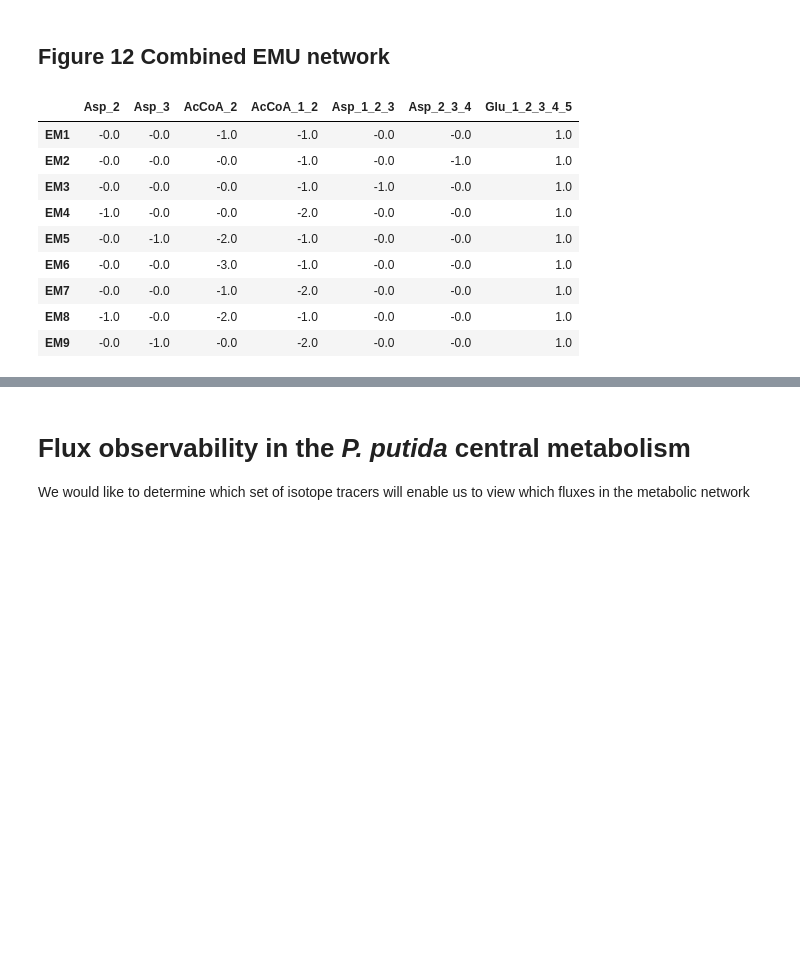
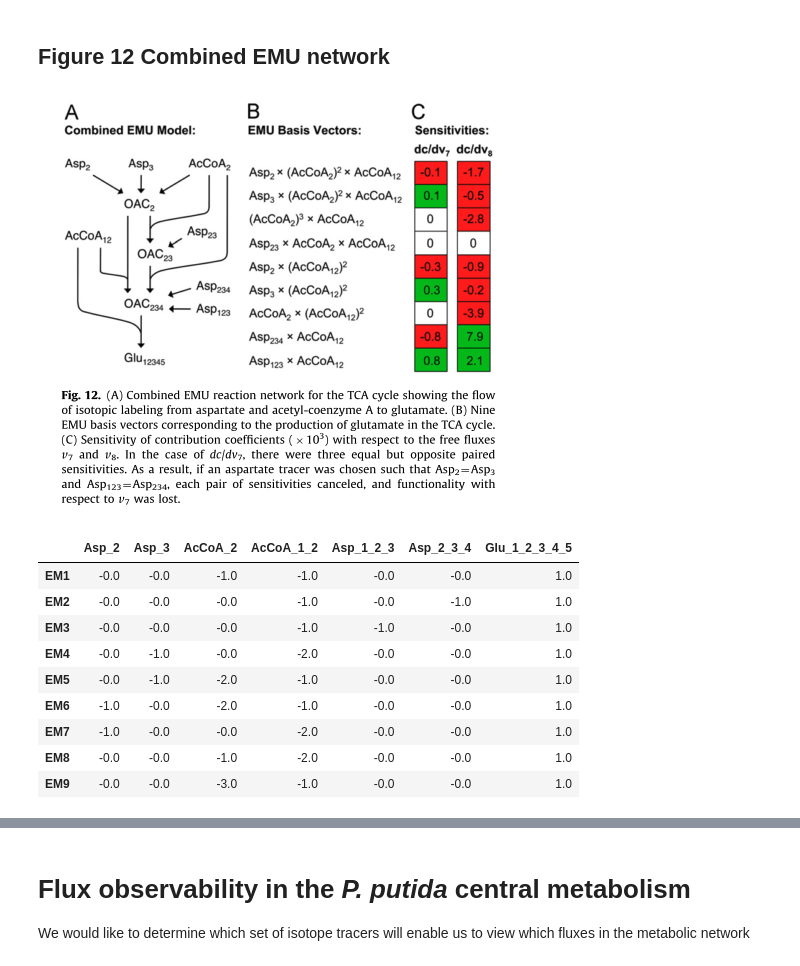
Before and after one commit to AgileBioFoundry/EMSL-Summer-School-2021-fluxomics, a Jupyter notebook: flux observability analysis.ipynb, the cells around one changed output, grey strips where cells are left out. Saved outputs shown, nothing was run; the diff lists cells and outputs as text; code cells hidden in the pictures; blank space fills up the shorter version.

Commit message:
Added Figure 3, 7, and 12 from Crown 2012

```diff
--- a/flux observability analysis.ipynb
+++ b/flux observability analysis.ipynb
@@ -14,6 +14,7 @@ import sys
 sys.path.append('/Users/zuck016/Projects/src')
 from myefm import calculate_elementary_modes, calculate_minimum_cut_sets
 from d3flux import flux_map
+from IPython.display import display, Image, SVG
 
 def sympy2array( sy ):
     return np.array(sy.tolist(), dtype=float)
@@ -78,11 +79,14 @@ external_mets = ['A_1_2_3', 'A_1_2' ,'A_3', 'E_1_2_3']
 external_rxns = ['R6', 'R7', 'R8', 'R9']
 output_met = 'E_1_2_3'
 
-cobra.io.save_json_model(emu_network, "figure3_combined_emu_network.json",pretty=True)
+#cobra.io.save_json_model(emu_network, "figure3_combined_emu_network.json",pretty=True)
 ebv = EMU_basis_vectors( emu_network, external_rxns, external_mets, output_met)
 display(ebv)
 
-flux_map(emu_network, display_name_format=lambda x: str(x.id),
+
+display(Image('Figure3.png'))
+
+flux_map(cobra.io.load_json_model("figure3_combined_EMU_network.json"), display_name_format=lambda x: str(x.id),
          flux_dict={rxn.id: None for rxn in emu_network.reactions})
 # %% [output]
 |  | A_1_2_3 | A_1_2 | A_3 | E_1_2_3 |
@@ -169,10 +174,14 @@ external_mets = [ 'A_1','A_3', 'A_1_2', 'A_1_2_3', 'F_1_2_3']
 external_rxns = ['R6', 'R7', 'R8', 'R11', 'R12']
 output_met = 'F_1_2_3'
 
-cobra.io.save_json_model(emu_network, "figure7_combined_emu_network.json",pretty=True)
+#cobra.io.save_json_model(emu_network, "figure7_combined_emu_network.json",pretty=True)
+
+display(Image('Figure7.png'))
+
 ebv = EMU_basis_vectors( emu_network, external_rxns, external_mets, output_met)
 display(ebv)
 
-flux_map(emu_network, display_name_format=lambda x: str(x.id),
+
+flux_map(cobra.io.load_json_model("figure7_combined_EMU_network.json"), display_name_format=lambda x: str(x.id),
          flux_dict={rxn.id: None for rxn in emu_network.reactions})
 # %% [output]
@@ -184,12 +194,6 @@ flux_map(emu_network, display_name_format=lambda x: str(x.id),
 # %% [markdown]
 ## Figure 12 Combined EMU network
 # %%
-import pandas as pd
-import numpy as np
-import scipy, sympy
-from cobra import Metabolite, Reaction, Model
-import cobra
-
 
 
 emu_network = Model('figure12_combined_EMU_network')
@@ -239,41 +243,45 @@ emu_network.reactions.R4.build_reaction_from_string('--> Asp_2_3_4')
 emu_network.reactions.R5.build_reaction_from_string('--> Asp_1_2_3')
 emu_network.reactions.R6.build_reaction_from_string('--> AcCoA_2')
 emu_network.reactions.R7.build_reaction_from_string('--> AcCoA_1_2')
 emu_network.reactions.R8.build_reaction_from_string('Asp_2 --> OAC_2')
 emu_network.reactions.R9.build_reaction_from_string('Asp_3 --> OAC_2')
 emu_network.reactions.R10.build_reaction_from_string('AcCoA_2 --> OAC_2')
 emu_network.reactions.R11.build_reaction_from_string('AcCoA_2 + OAC_2 --> OAC_2_3')
 emu_network.reactions.R12.build_reaction_from_string('AcCoA_2 + OAC_2_3 --> OAC_2_3_4')
 emu_network.reactions.R13.build_reaction_from_string('Asp_2_3 --> OAC_2_3')
 emu_network.reactions.R14.build_reaction_from_string('Asp_2_3_4 --> OAC_2_3_4')
 emu_network.reactions.R15.build_reaction_from_string('Asp_1_2_3 --> OAC_2_3_4')
 emu_network.reactions.R16.build_reaction_from_string('OAC_2 + AcCoA_1_2 --> OAC_2_3_4')
 
 emu_network.reactions.R17.build_reaction_from_string('OAC_2_3_4 + AcCoA_1_2 --> Glu_1_2_3_4_5')
 emu_network.reactions.R18.build_reaction_from_string('Glu_1_2_3_4_5 -->')
 
 S = get_stoichiometric_matrix( emu_network )
 rxns, mets = S.columns, S.index
 external_mets = [ 'Asp_2','Asp_3', 'AcCoA_2', 'AcCoA_1_2', 'Asp_1_2_3', 'Asp_2_3_4', 'Glu_1_2_3_4_5']
 external_rxns = ['R1', 'R2', 'R3', 'R4', 'R5', 'R6','R7', 'R18']
 output_met = 'Glu_1_2_3_4_5'
-cobra.io.save_json_model(emu_network, "figure12_combined_emu_network.json",pretty=True)
+#cobra.io.save_json_model(emu_network, "figure12_combined_emu_network.json",pretty=True)
 ebv = EMU_basis_vectors( emu_network, external_rxns, external_mets, output_met)
+display(Image('Figure12.png'))
+
+
 display(ebv)
 
-flux_map(emu_network, display_name_format=lambda x: str(x.id),
+flux_map(cobra.io.load_json_model("figure12_combined_EMU_network.json"), display_name_format=lambda x: str(x.id),
          flux_dict={rxn.id: None for rxn in emu_network.reactions})
 # %% [output]
+[figure, added]
 |  | Asp_2 | Asp_3 | AcCoA_2 | AcCoA_1_2 | Asp_1_2_3 | Asp_2_3_4 | Glu_1_2_3_4_5 |
 | EM1 | -0.0 | -0.0 | -1.0 | -1.0 | -0.0 | -0.0 | 1.0 |
 | EM2 | -0.0 | -0.0 | -0.0 | -1.0 | -0.0 | -1.0 | 1.0 |
 | EM3 | -0.0 | -0.0 | -0.0 | -1.0 | -1.0 | -0.0 | 1.0 |
-| EM4 | -1.0 | -0.0 | -0.0 | -2.0 | -0.0 | -0.0 | 1.0 |
+| EM4 | -0.0 | -1.0 | -0.0 | -2.0 | -0.0 | -0.0 | 1.0 |
 | EM5 | -0.0 | -1.0 | -2.0 | -1.0 | -0.0 | -0.0 | 1.0 |
-| EM6 | -0.0 | -0.0 | -3.0 | -1.0 | -0.0 | -0.0 | 1.0 |
-| EM7 | -0.0 | -0.0 | -1.0 | -2.0 | -0.0 | -0.0 | 1.0 |
-| EM8 | -1.0 | -0.0 | -2.0 | -1.0 | -0.0 | -0.0 | 1.0 |
-| EM9 | -0.0 | -1.0 | -0.0 | -2.0 | -0.0 | -0.0 | 1.0 |
+| EM6 | -1.0 | -0.0 | -2.0 | -1.0 | -0.0 | -0.0 | 1.0 |
+| EM7 | -1.0 | -0.0 | -0.0 | -2.0 | -0.0 | -0.0 | 1.0 |
+| EM8 | -0.0 | -0.0 | -1.0 | -2.0 | -0.0 | -0.0 | 1.0 |
+| EM9 | -0.0 | -0.0 | -3.0 | -1.0 | -0.0 | -0.0 | 1.0 |
 [interactive output not drawn]
 # %% [markdown]
 # Flux observability in the *P. putida* central metabolism
```
Also changed, not shown: parts of 2 cells of this notebook, 4 other files.
